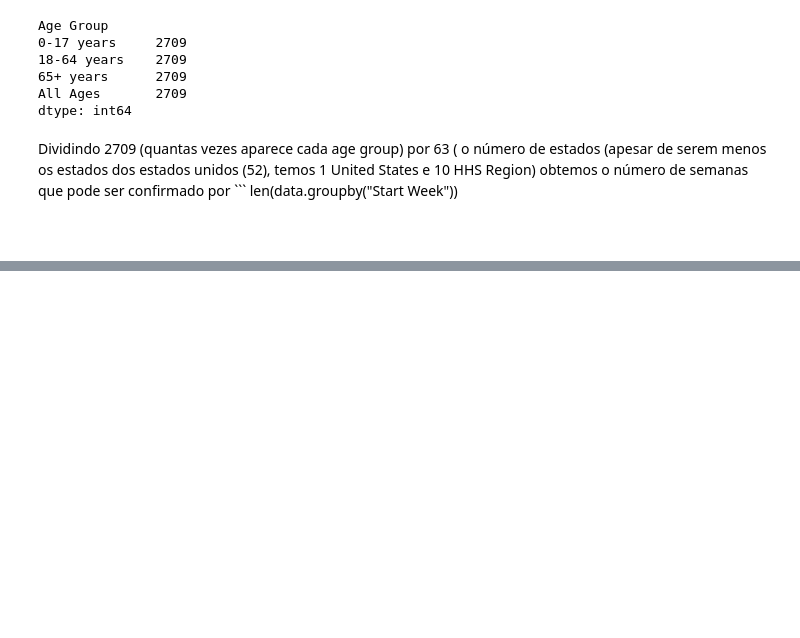
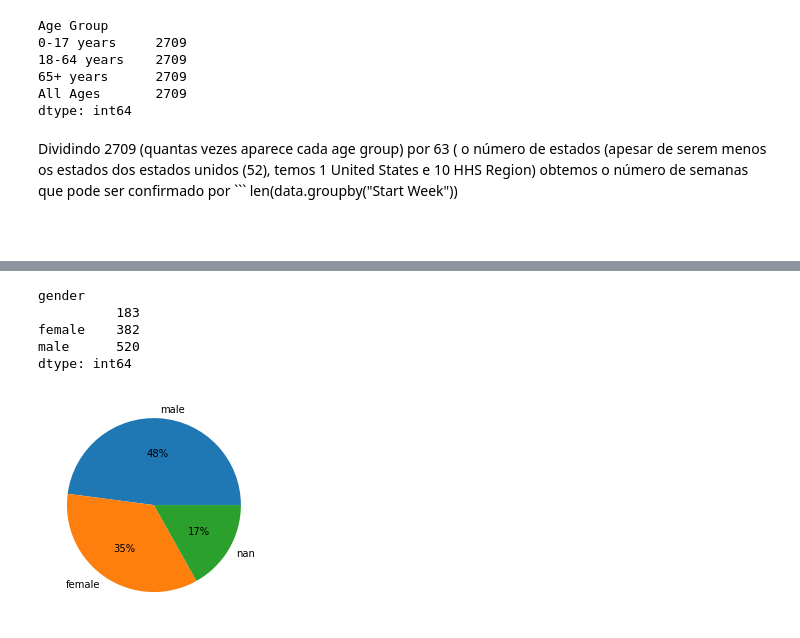
Before and after one commit to SamuelAlves96/DataScience4Covid19, a Jupyter notebook: trabalho_sib_covid.ipynb, the cells around one changed output, grey strips where cells are left out. Cells and saved outputs as stored; diff of their text form; code cells hidden in the pictures; blank space fills up the shorter version.

```diff
--- a/trabalho_sib_covid.ipynb
+++ b/trabalho_sib_covid.ipynb
@@ -134,0 +237,15 @@ data.groupby("Age Group").count()
+# %%
+new_data.groupby("gender").size()
+# %% [output]
+gender
+          183
+female    382
+male      520
+dtype: int64
+# %%
+mf = ['male','female','nan']
+frac = [520,382,183]
+plt.pie(frac,labels=mf,autopct='%.0f%%')
+plt.show()
+# %% [output]
+[figure, added]
```
Also changed, not shown: parts of 18 cells of this notebook.
